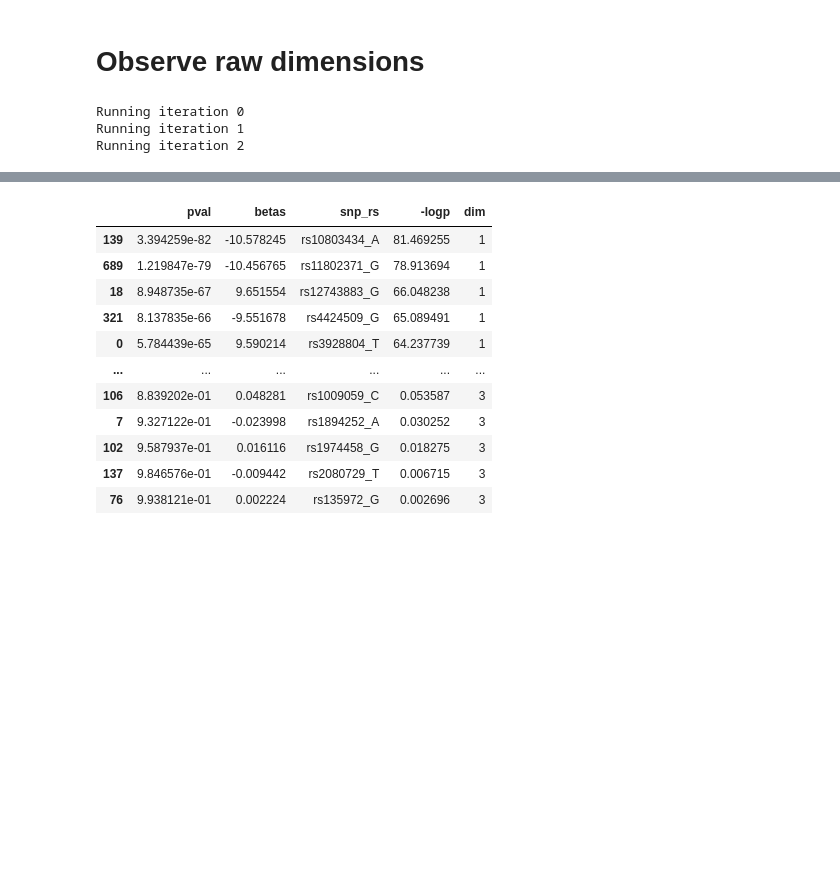
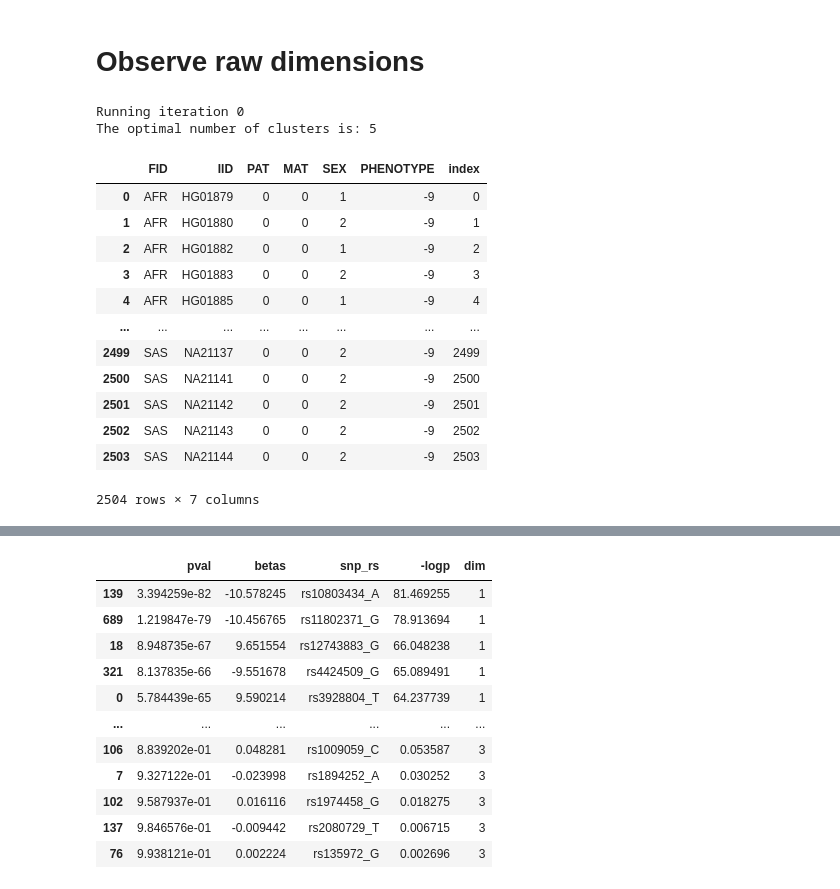
Before and after one commit to mat2m10/pca_projection, a Jupyter notebook: run_test.ipynb, the cells around one changed output, grey strips where cells are left out. Saved outputs shown, nothing was run; the diff lists cells and outputs as text; code cells hidden in the pictures; blank space fills up the shorter version.

```diff
--- a/run_test.ipynb
+++ b/run_test.ipynb
@@ -81,14 +90,3 @@ merged_df['clusters'] = labels
 make_population_plot(merged_df, 'dim_1', 'dim_2', 'clusters', 'test', palette = 'rocket')
 merged_df.to_pickle(f"{CONFIG['PATH_data']}/04_projected/samples_with_clusters.pkl")
 """
-# %%
-iterations = 3
-for iter in range(iterations):
-    print(f"Running iteration {iter}")
-    if iter == 0:
-        path_input = f"{CONFIG['PATH_data']}/03_macro_similar_AF/"
-        path_output = f"{CONFIG['PATH_data']}/04_projected/pop_0"
-# %% [output]
-Running iteration 0
-Running iteration 1
-Running iteration 2
@@ -94,0 +162,54 @@ Running iteration 2
+# %%
+path_macro_similar = f"{CONFIG['PATH_data']}/03_macro_similar_AF/"
+
+iterations = 3
+
+path_usefull = f"{CONFIG['PATH_data']}/02_usefull/"
+ids = pd.read_pickle(f"{path_usefull}/ids.pkl")
+
+for iter in list(range(iterations))[0:1]:
+    print(f"Running iteration {iter}")
+    path_output = f"{CONFIG['PATH_data']}/iteration_{iter}/"
+    if iter == 0:
+        ids[f"cluster_{iter}"] = 0
+    else:
+        pass
+
+    cluster_to_add = []
+    for sub_pop in ids[f"cluster_{iter}"].unique():
+        path_output = f"{CONFIG['PATH_data']}/iteration_{iter}/pop_{sub_pop}/"
+        os.makedirs(path_output, exist_ok=True)
+        temp_ids = ids[ids[f"cluster_{iter}"] == sub_pop]
+        nr_of_projected_dimensions = 3
+        geno = project_on_dimensions(path_macro_similar, path_output, temp_ids, nr_of_projected_dimensions=3, nr_snps = 20_000, n_components = 10)
+
+        existing_dims = []
+        for dims in [f for f in os.listdir(path_output) if f.startswith('dim')]:
+            PCs = pd.read_pickle(f"{path_output}/{dims}/global_PCs.pkl")
+            temp_ids[dims] = PCs['PC1']
+            existing_dims.append(dims)
+        labels = silhouette_score_clusters(temp_ids, existing_dims, plot=False)
+        for element in labels:
+            cluster_to_add.append(f"{sub_pop}_{element}")
+
+    ids[f"cluster_{iter+1}"] = cluster_to_add
+# %% [output]
+Running iteration 0
+The optimal number of clusters is: 5
+# %%
+ids = pd.read_pickle(f"{path_usefull}/ids.pkl")
+ids
+# %% [output]
+|  | FID | IID | PAT | MAT | SEX | PHENOTYPE | index |
+| 0 | AFR | HG01879 | 0 | 0 | 1 | -9 | 0 |
+| 1 | AFR | HG01880 | 0 | 0 | 2 | -9 | 1 |
+| 2 | AFR | HG01882 | 0 | 0 | 1 | -9 | 2 |
+| 3 | AFR | HG01883 | 0 | 0 | 2 | -9 | 3 |
+| 4 | AFR | HG01885 | 0 | 0 | 1 | -9 | 4 |
+| ... | ... | ... | ... | ... | ... | ... | ... |
+| 2499 | SAS | NA21137 | 0 | 0 | 2 | -9 | 2499 |
+| 2500 | SAS | NA21141 | 0 | 0 | 2 | -9 | 2500 |
+| 2501 | SAS | NA21142 | 0 | 0 | 2 | -9 | 2501 |
+| 2502 | SAS | NA21143 | 0 | 0 | 2 | -9 | 2502 |
+| 2503 | SAS | NA21144 | 0 | 0 | 2 | -9 | 2503 |
+2504 rows × 7 columns
```
Also changed, not shown: parts of 5 cells of this notebook, 2 other files.
